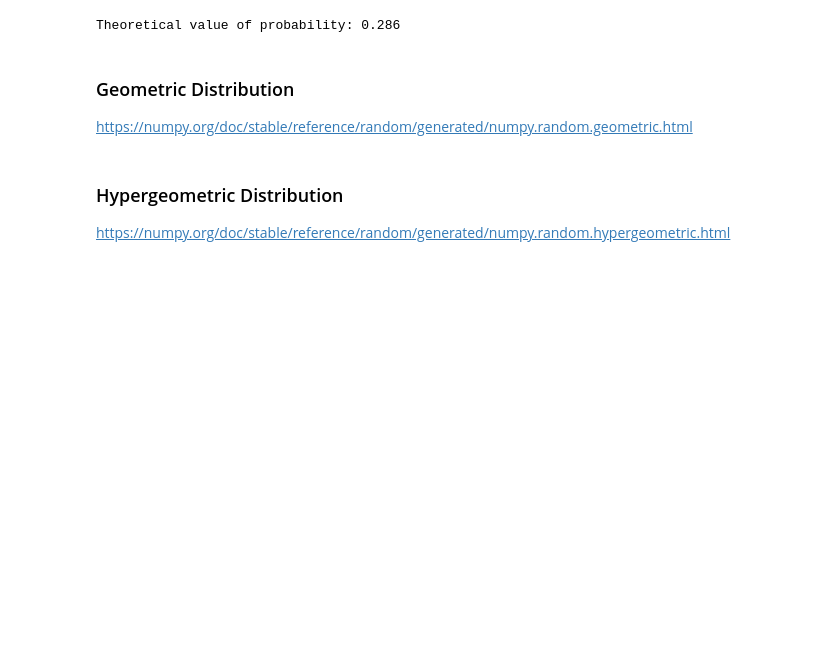
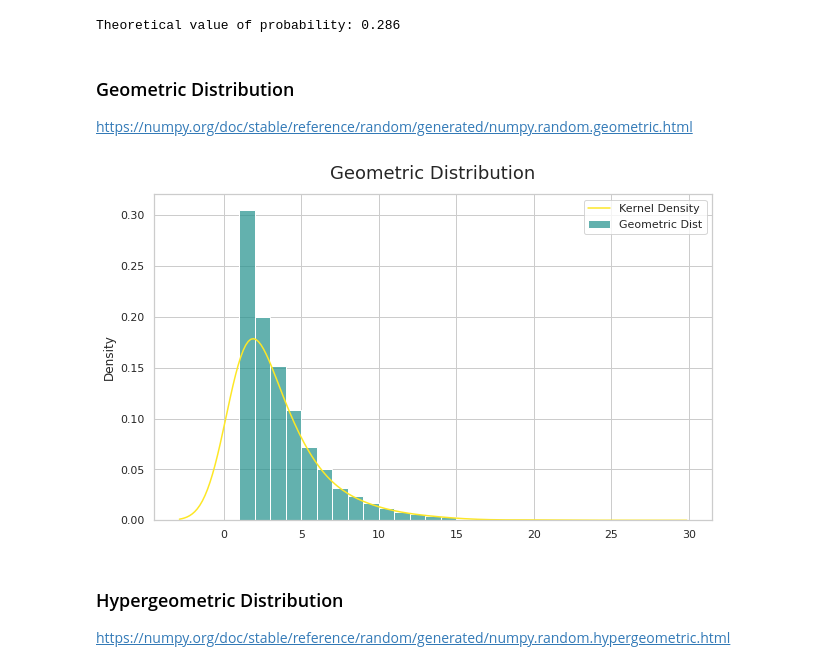
Before and after one commit to samuel-haddad/Simulations, a Jupyter notebook: distributions.ipynb, the cells around one changed output. Saved outputs shown, nothing was run; the diff lists cells and outputs as text; code cells hidden in the pictures; blank space fills up the shorter version.

```diff
--- a/distributions.ipynb
+++ b/distributions.ipynb
@@ -153,6 +171,25 @@ Theoretical value of probability: 0.286
 # %% [markdown]
 ### Geometric Distribution
 https://numpy.org/doc/stable/reference/random/generated/numpy.random.geometric.html
+# %%
+# set random number for reproducibility
+np.random.seed(123)
+
+# geometric distribution
+p =.3
+s = np.random.geometric(p, size=10000)
+
+# plot
+fig = plt.figure(figsize=(10,6))
+
+ax = sns.histplot(data = s, stat='density', alpha=0.7, color='#21918c', binwidth=1)
+ax = sns.kdeplot(s, color='#fde725', bw_adjust=3)
+
+plt.legend(labels=['Kernel Density','Geometric Dist'])
+plt.title("Geometric Distribution")
+plt.show(block=False)
+# %% [output]
+[figure, added]
 # %% [markdown]
 ### Hypergeometric Distribution
 https://numpy.org/doc/stable/reference/random/generated/numpy.random.hypergeometric.html
```
Also changed, not shown: parts of 19 cells of this notebook.
